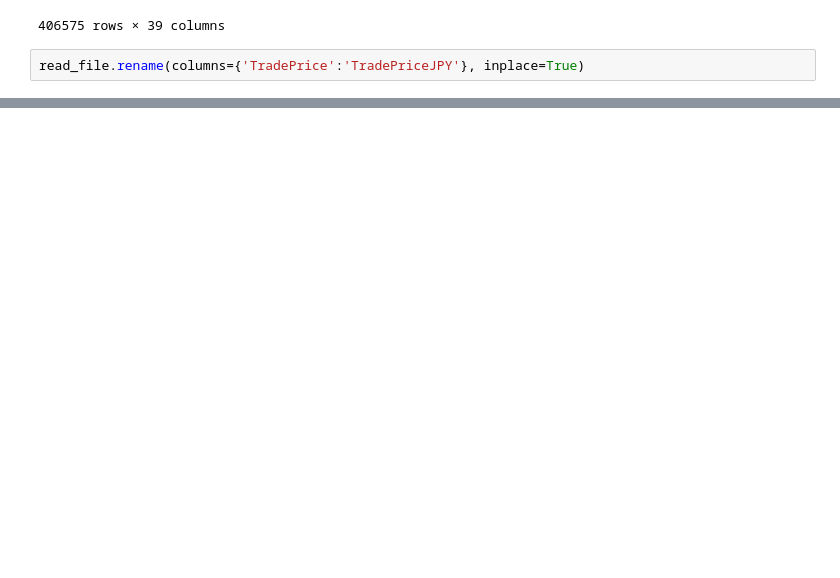
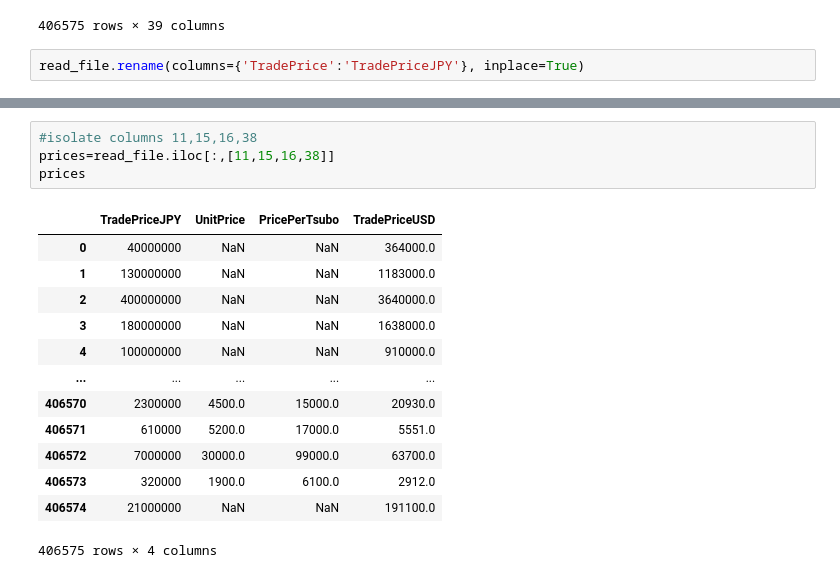
Before and after one commit to MxP05/Realestate_crowdsale, a Jupyter notebook: Marc/tokJPreal.ipynb, the cells around one changed output, grey strips where cells are left out. Cells and saved outputs as stored; diff of their text form; blank space fills up the shorter version.

```diff
--- a/Marc/tokJPreal.ipynb
+++ b/Marc/tokJPreal.ipynb
@@ -83,0 +92,18 @@ read_file
+# %%
+#isolate columns 11,15,16,38
+prices=read_file.iloc[:,[11,15,16,38]]
+prices
+# %% [output]
+|  | TradePriceJPY | UnitPrice | PricePerTsubo | TradePriceUSD |
+| 0 | 40000000 | NaN | NaN | 364000.0 |
+| 1 | 130000000 | NaN | NaN | 1183000.0 |
+| 2 | 400000000 | NaN | NaN | 3640000.0 |
+| 3 | 180000000 | NaN | NaN | 1638000.0 |
+| 4 | 100000000 | NaN | NaN | 910000.0 |
+| ... | ... | ... | ... | ... |
+| 406570 | 2300000 | 4500.0 | 15000.0 | 20930.0 |
+| 406571 | 610000 | 5200.0 | 17000.0 | 5551.0 |
+| 406572 | 7000000 | 30000.0 | 99000.0 | 63700.0 |
+| 406573 | 320000 | 1900.0 | 6100.0 | 2912.0 |
+| 406574 | 21000000 | NaN | NaN | 191100.0 |
+406575 rows × 4 columns
```
Also changed, not shown: parts of 9 cells of this notebook.
